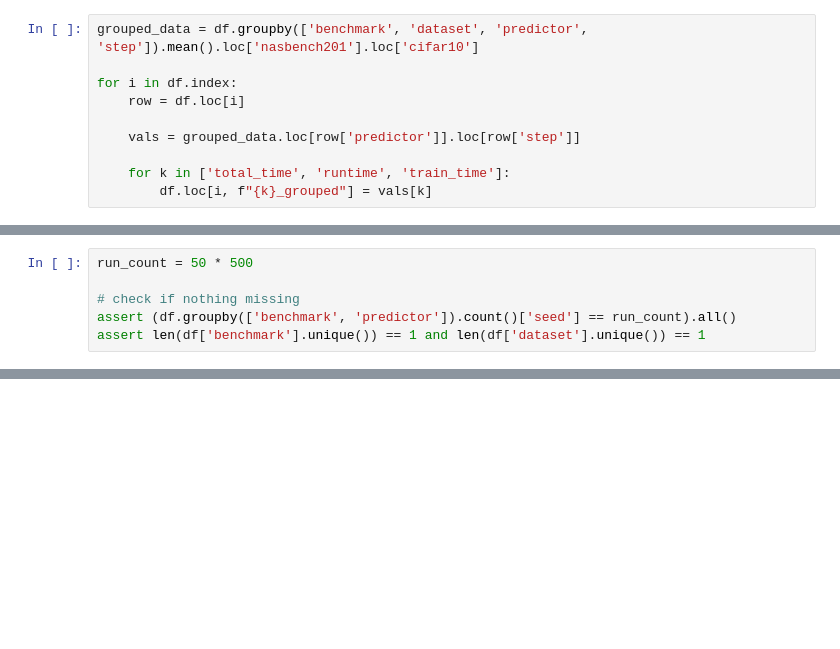
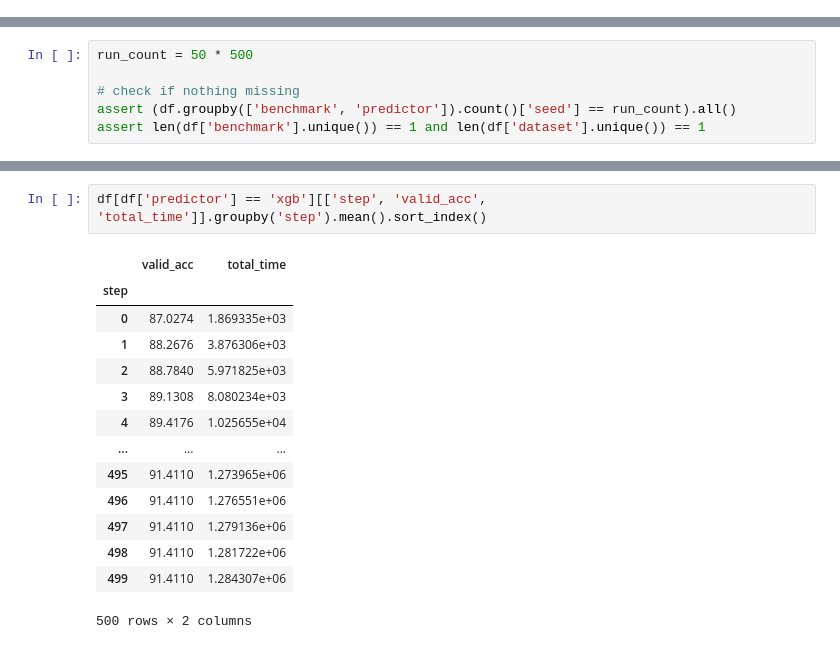
Before and after one commit to gabikadlecova/zc_combine, a Jupyter notebook: data/naslib_results/search/plot_search.ipynb, the cells around one changed output, grey strips where cells are left out. Drawn from its saved outputs; the diff is of its cells as text; blank space fills up the shorter version.

```diff
--- a/data/naslib_results/search/plot_search.ipynb
+++ b/data/naslib_results/search/plot_search.ipynb
@@ -15,11 +45 @@ Index(['benchmark', 'predictor', 'seed', 'dataset', 'valid_acc_step',
       dtype='object')
-# %%
-grouped_data = df.groupby(['benchmark', 'dataset', 'predictor', 'step']).mean().loc['nasbench201'].loc['cifar10']
-
-for i in df.index:
-    row = df.loc[i]
-
-    vals = grouped_data.loc[row['predictor']].loc[row['step']]
-
-    for k in ['total_time', 'runtime', 'train_time']:
-        df.loc[i, f"{k}_grouped"] = vals[k]
@@ -101,2 +148,19 @@ plt.show()
+# %%
+df[df['predictor'] == 'xgb'][['step', 'valid_acc', 'total_time']].groupby('step').mean().sort_index()
+# %% [output]
+|  | valid_acc | total_time |
+| step |  |  |
+| 0 | 87.0274 | 1.869335e+03 |
+| 1 | 88.2676 | 3.876306e+03 |
+| 2 | 88.7840 | 5.971825e+03 |
+| 3 | 89.1308 | 8.080234e+03 |
+| 4 | 89.4176 | 1.025655e+04 |
+| ... | ... | ... |
+| 495 | 91.4110 | 1.273965e+06 |
+| 496 | 91.4110 | 1.276551e+06 |
+| 497 | 91.4110 | 1.279136e+06 |
+| 498 | 91.4110 | 1.281722e+06 |
+| 499 | 91.4110 | 1.284307e+06 |
+500 rows × 2 columns
 # %%
 df[df['train_size'] == 500][['predictor', 'fit_time', 'train_time']].groupby('predictor').mean()
```
Also changed, not shown: parts of 11 cells of this notebook, 4 other files.
